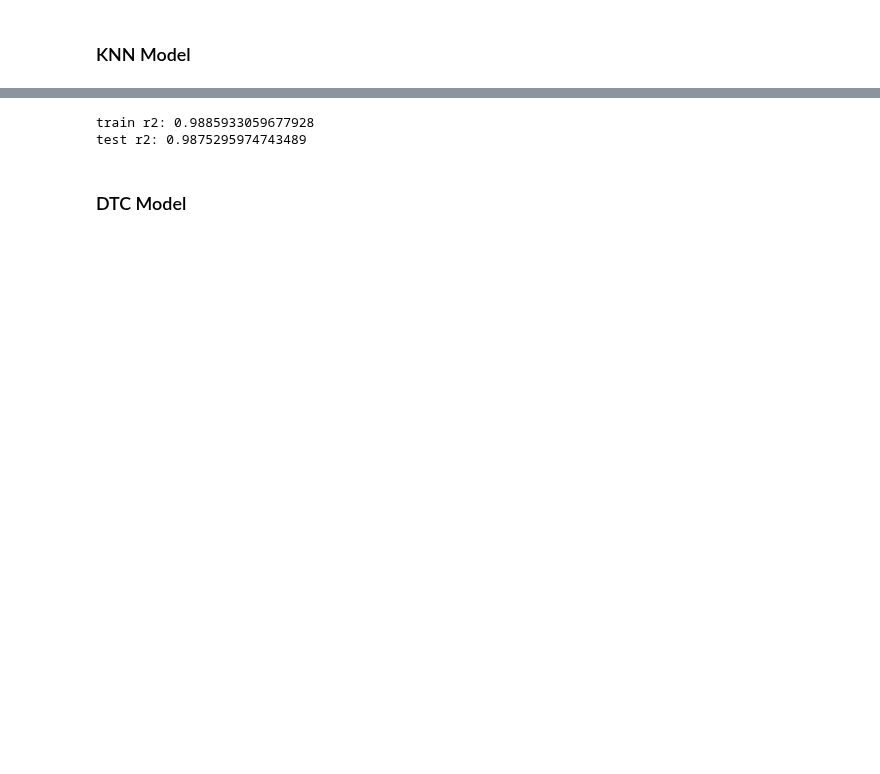
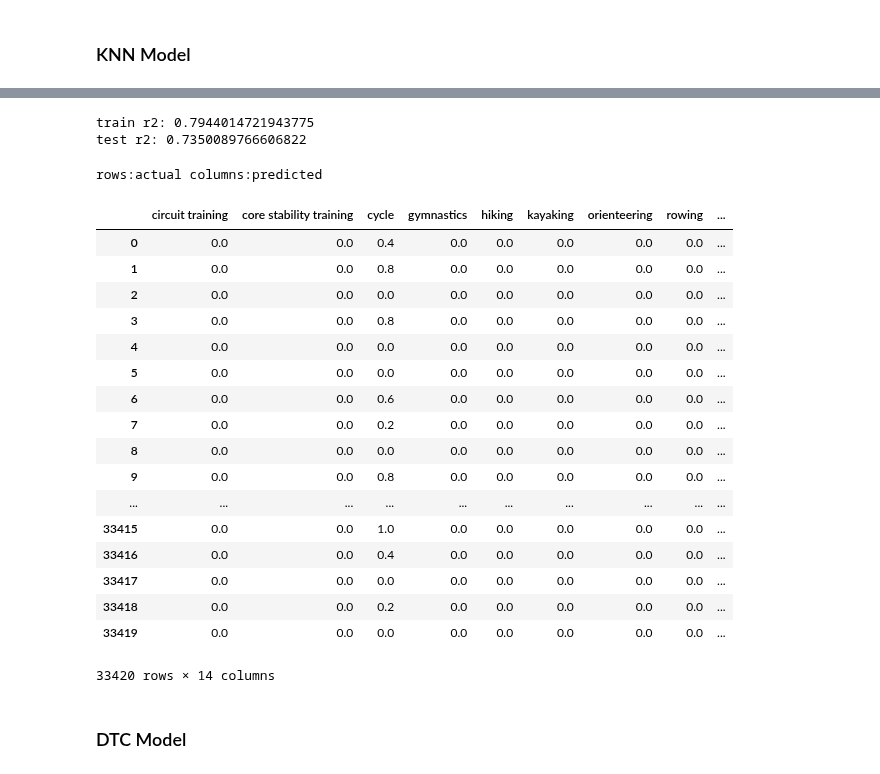
Before and after one commit to cheekeet86/project-capstone, a Jupyter notebook: code/3_model_fitrec.ipynb, the cells around one changed output, grey strips where cells are left out. Drawn from its saved outputs; the diff is of its cells as text; code cells hidden in the pictures; blank space fills up the shorter version.

```diff
--- a/code/3_model_fitrec.ipynb
+++ b/code/3_model_fitrec.ipynb
@@ -290,15 +332,39 @@ knn.fit(X_train, y_train)
 # score model
 print("train r2:",knn.score(X_train, y_train))
 print("test r2:",knn.score(X_test, y_test))
-
-# validate model
-y_pred = knn.predict(X_test)
-
-# train r2: 0.7233332197731067
-# test r2: 0.6466017488076312
 # %% [output]
-train r2: 0.9885933059677928
-test r2: 0.9875295974743489
+train r2: 0.7944014721943775
+test r2: 0.7350089766606822
+# %%
+# confusion matrix
+print('rows:actual columns:predicted')
+
+# y_pred = knn.predict(X_test)
+# cm = confusion_matrix(y_test, y_pred)
+# pd.DataFrame(data=cm, columns=le.classes_, index=le.classes_)
+
+y_pred = knn.predict_proba(X_test)
+pd.DataFrame(y_pred,columns=le.classes_)
+# %% [output]
+rows:actual columns:predicted
+|  | circuit training | core stability training | cycle | gymnastics | hiking | kayaking | orienteering | rowing | ... |
+| 0 | 0.0 | 0.0 | 0.4 | 0.0 | 0.0 | 0.0 | 0.0 | 0.0 | ... |
+| 1 | 0.0 | 0.0 | 0.8 | 0.0 | 0.0 | 0.0 | 0.0 | 0.0 | ... |
+| 2 | 0.0 | 0.0 | 0.0 | 0.0 | 0.0 | 0.0 | 0.0 | 0.0 | ... |
+| 3 | 0.0 | 0.0 | 0.8 | 0.0 | 0.0 | 0.0 | 0.0 | 0.0 | ... |
+| 4 | 0.0 | 0.0 | 0.0 | 0.0 | 0.0 | 0.0 | 0.0 | 0.0 | ... |
+| 5 | 0.0 | 0.0 | 0.0 | 0.0 | 0.0 | 0.0 | 0.0 | 0.0 | ... |
+| 6 | 0.0 | 0.0 | 0.6 | 0.0 | 0.0 | 0.0 | 0.0 | 0.0 | ... |
+| 7 | 0.0 | 0.0 | 0.2 | 0.0 | 0.0 | 0.0 | 0.0 | 0.0 | ... |
+| 8 | 0.0 | 0.0 | 0.0 | 0.0 | 0.0 | 0.0 | 0.0 | 0.0 | ... |
+| 9 | 0.0 | 0.0 | 0.8 | 0.0 | 0.0 | 0.0 | 0.0 | 0.0 | ... |
+| ... | ... | ... | ... | ... | ... | ... | ... | ... | ... |
+| 33415 | 0.0 | 0.0 | 1.0 | 0.0 | 0.0 | 0.0 | 0.0 | 0.0 | ... |
+| 33416 | 0.0 | 0.0 | 0.4 | 0.0 | 0.0 | 0.0 | 0.0 | 0.0 | ... |
+| 33417 | 0.0 | 0.0 | 0.0 | 0.0 | 0.0 | 0.0 | 0.0 | 0.0 | ... |
+| 33418 | 0.0 | 0.0 | 0.2 | 0.0 | 0.0 | 0.0 | 0.0 | 0.0 | ... |
+| 33419 | 0.0 | 0.0 | 0.0 | 0.0 | 0.0 | 0.0 | 0.0 | 0.0 | ... |
+33420 rows × 14 columns
 # %% [markdown]
 ### DTC Model
 # %%
```
Also changed, not shown: parts of 31 cells of this notebook, 1 other file.
